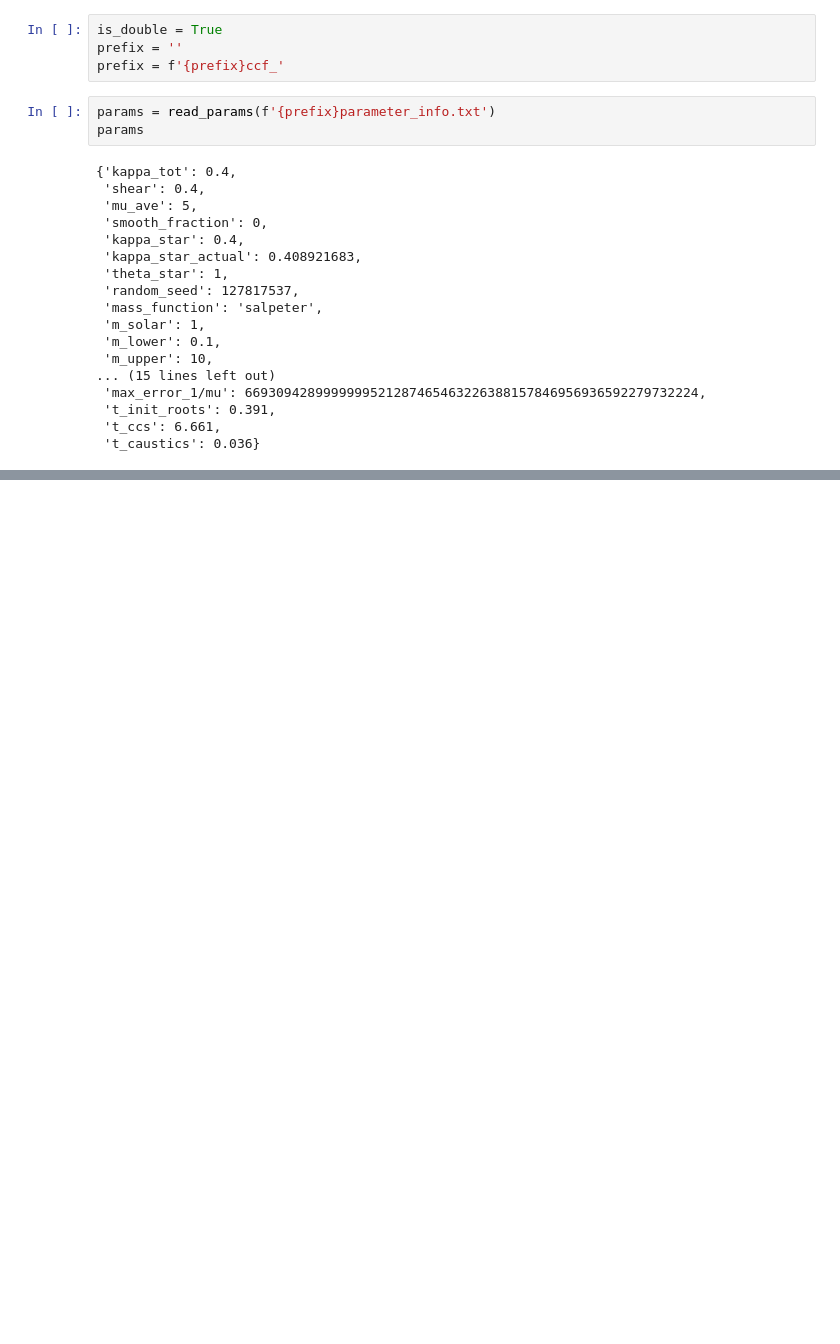
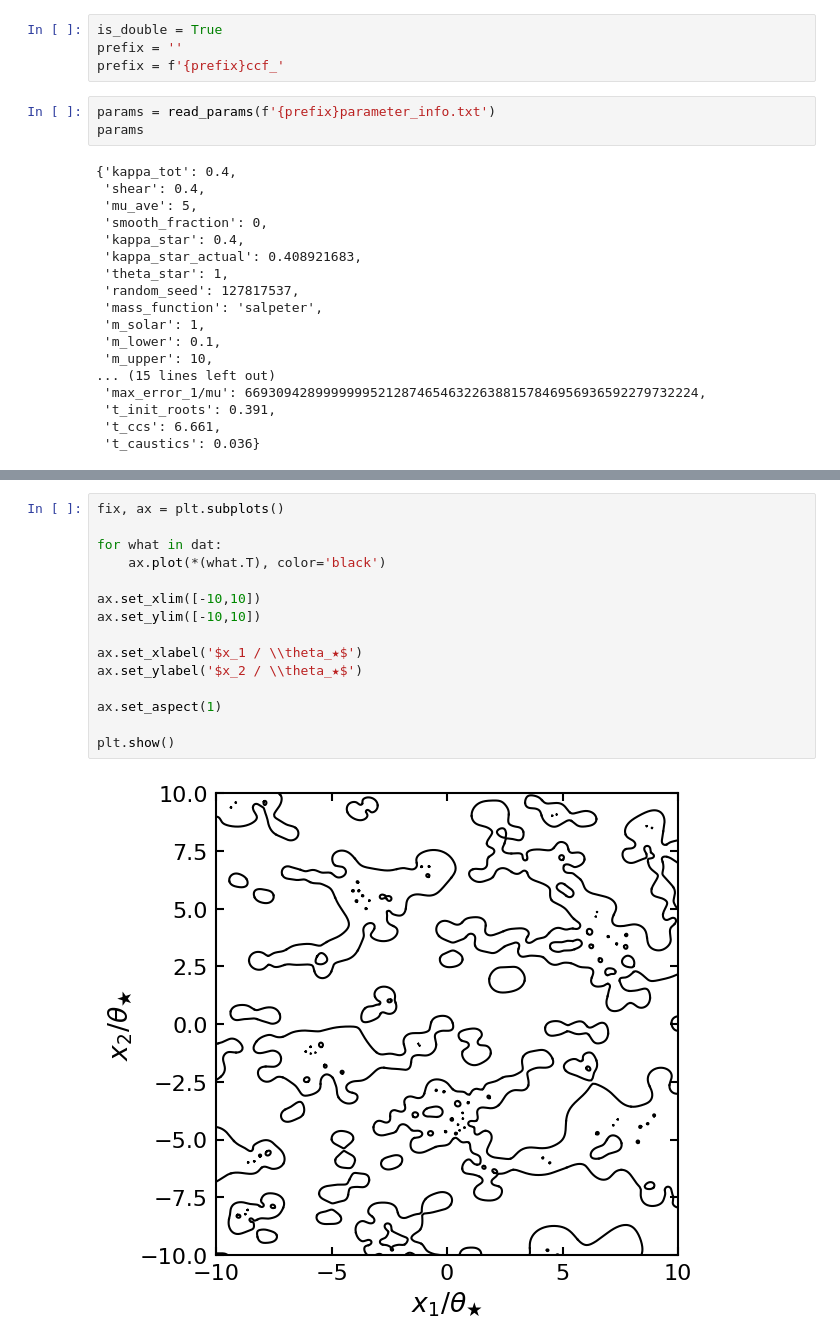
Before and after one commit to weisluke/ccf, a Jupyter notebook: view_output.ipynb, the cells around one changed output, grey strips where cells are left out. Saved outputs shown, nothing was run; the diff lists cells and outputs as text; blank space fills up the shorter version.

```diff
--- a/view_output.ipynb
+++ b/view_output.ipynb
@@ -116,0 +72,17 @@ plt.show()
+# %%
+fix, ax = plt.subplots()
+
+for what in dat:
+    ax.plot(*(what.T), color='black')
+
+ax.set_xlim([-10,10])
+ax.set_ylim([-10,10])
+
+ax.set_xlabel('$x_1 / \\theta_★$')
+ax.set_ylabel('$x_2 / \\theta_★$')
+
+ax.set_aspect(1)
+
+plt.show()
+# %% [output]
+[figure, added]
```
Also changed, not shown: parts of 10 cells of this notebook, 1 other file.
